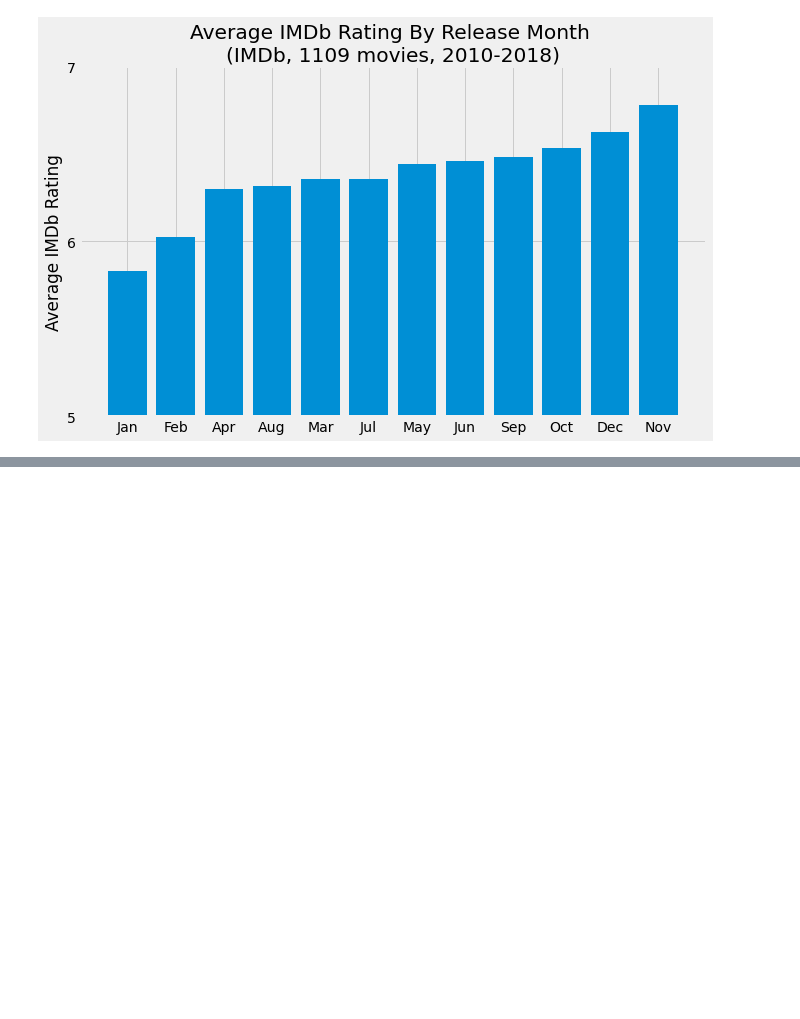
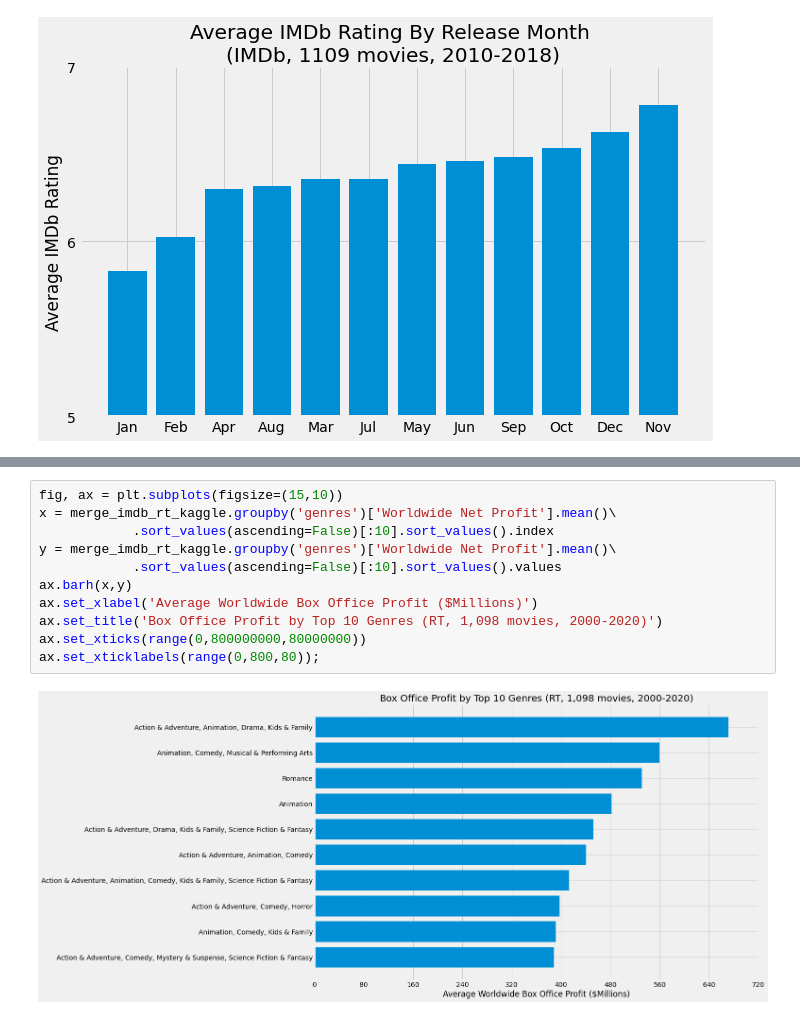
Before and after one commit to nate-walter/Movie-Studio-Project, a Jupyter notebook: Ben's Notebook.ipynb, the cells around one changed output, grey strips where cells are left out. Cells and saved outputs as stored; diff of their text form; blank space fills up the shorter version.

```diff
--- a/Ben's Notebook.ipynb
+++ b/Ben's Notebook.ipynb
@@ -288,0 +290,13 @@ ax.set_ylim(bottom=5, top=7);
+# %%
+fig, ax = plt.subplots(figsize=(15,10))
+x = merge_imdb_rt_kaggle.groupby('genres')['Worldwide Net Profit'].mean()\
+            .sort_values(ascending=False)[:10].sort_values().index
+y = merge_imdb_rt_kaggle.groupby('genres')['Worldwide Net Profit'].mean()\
+            .sort_values(ascending=False)[:10].sort_values().values
+ax.barh(x,y)
+ax.set_xlabel('Average Worldwide Box Office Profit ($Millions)')
+ax.set_title('Box Office Profit by Top 10 Genres (RT, 1,098 movies, 2000-2020)')
+ax.set_xticks(range(0,800000000,80000000))
+ax.set_xticklabels(range(0,800,80));
+# %% [output]
+[figure, added]
```
Also changed, not shown: parts of 15 cells of this notebook.
